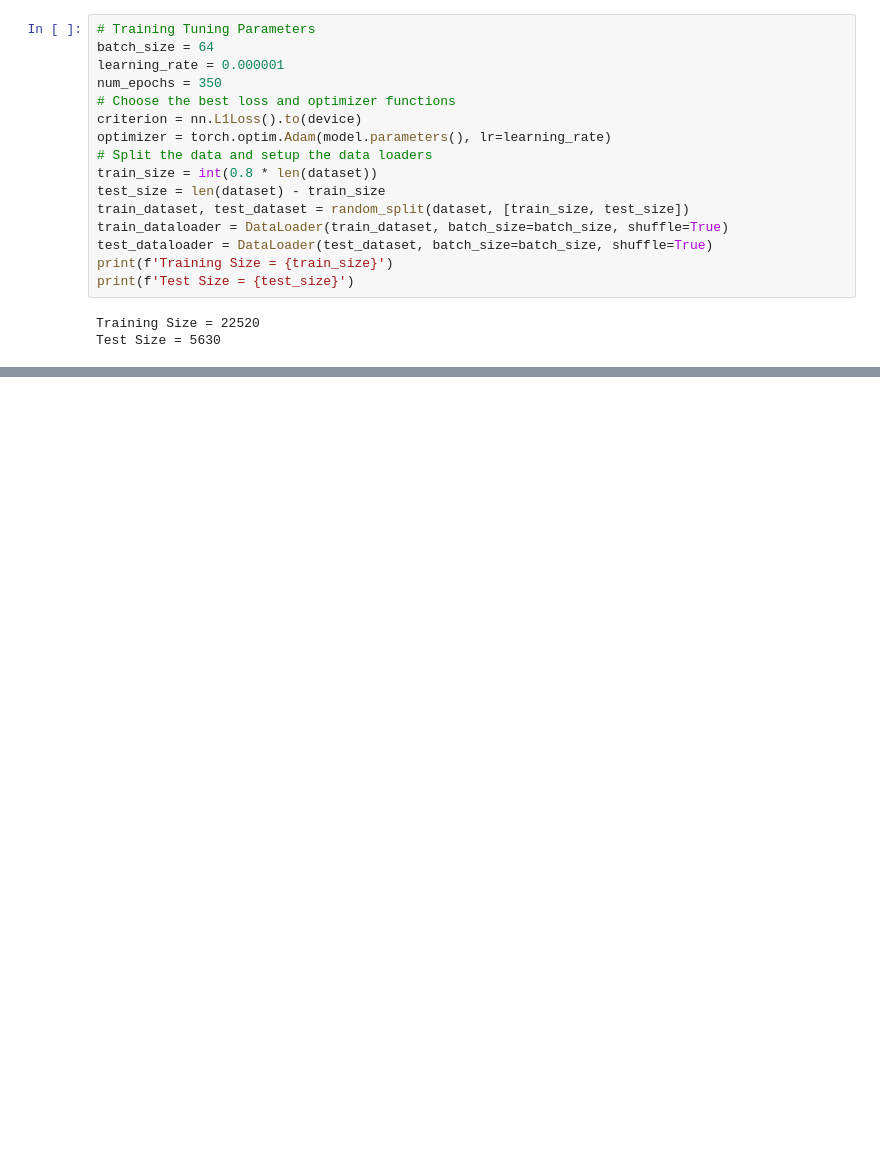
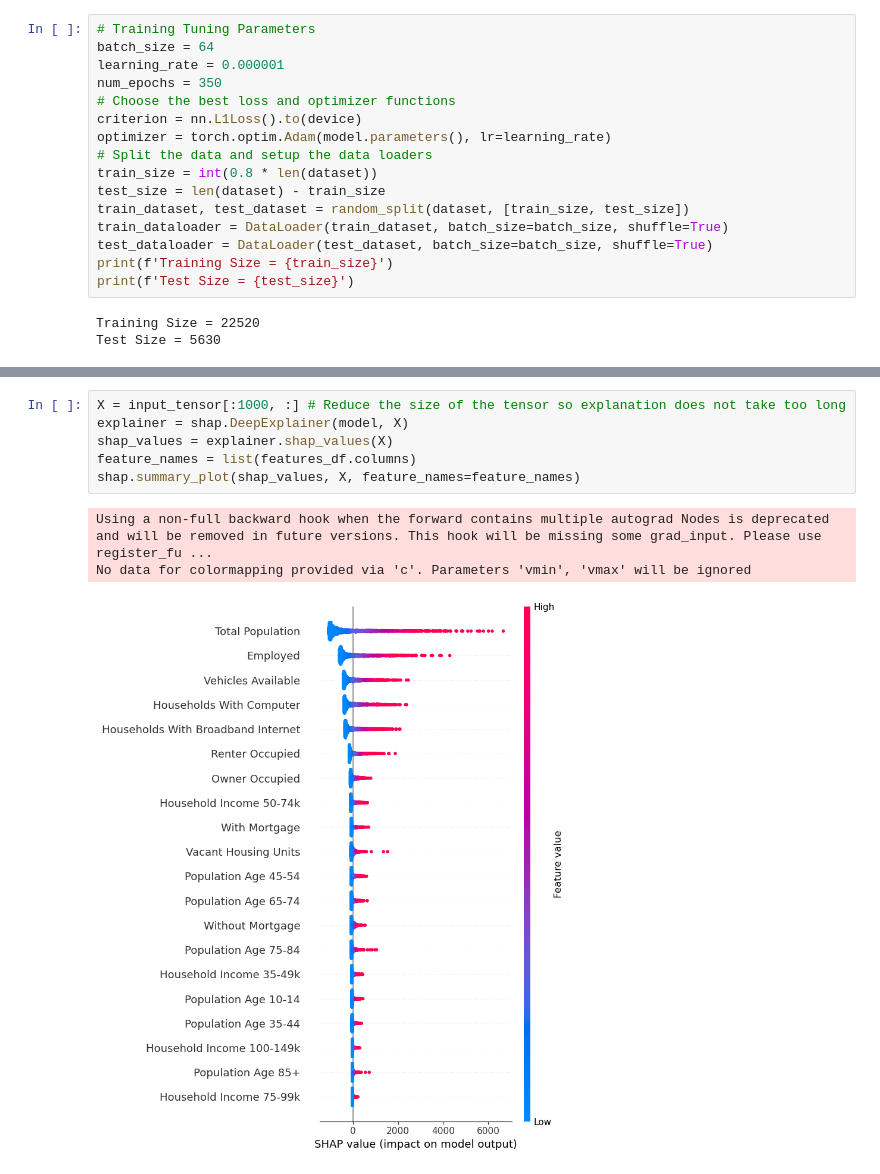
Before and after one commit to PaulGilchrist/machine-learning3, a Jupyter notebook: notebooks/housing_growth.ipynb, the cells around one changed output, grey strips where cells are left out. Drawn from its saved outputs; the diff is of its cells as text; blank space fills up the shorter version.

Commit message:
Add SHAP explainer

```diff
--- a/notebooks/housing_growth.ipynb
+++ b/notebooks/housing_growth.ipynb
@@ -342 +342,11 @@ output_df.sample(10, ignore_index=True)
 10 rows × 56 columns
+# %%
+X = input_tensor[:1000, :] # Reduce the size of the tensor so explanation does not take too long
+explainer = shap.DeepExplainer(model, X)
+shap_values = explainer.shap_values(X)
+feature_names = list(features_df.columns)
+shap.summary_plot(shap_values, X, feature_names=feature_names)
+# %% [output]
+Using a non-full backward hook when the forward contains multiple autograd Nodes is deprecated and will be removed in future versions. This hook will be missing some grad_input. Please use register_fu ...
+No data for colormapping provided via 'c'. Parameters 'vmin', 'vmax' will be ignored
+[figure, added]
```
Also changed, not shown: parts of 6 cells of this notebook, 4 other files.
